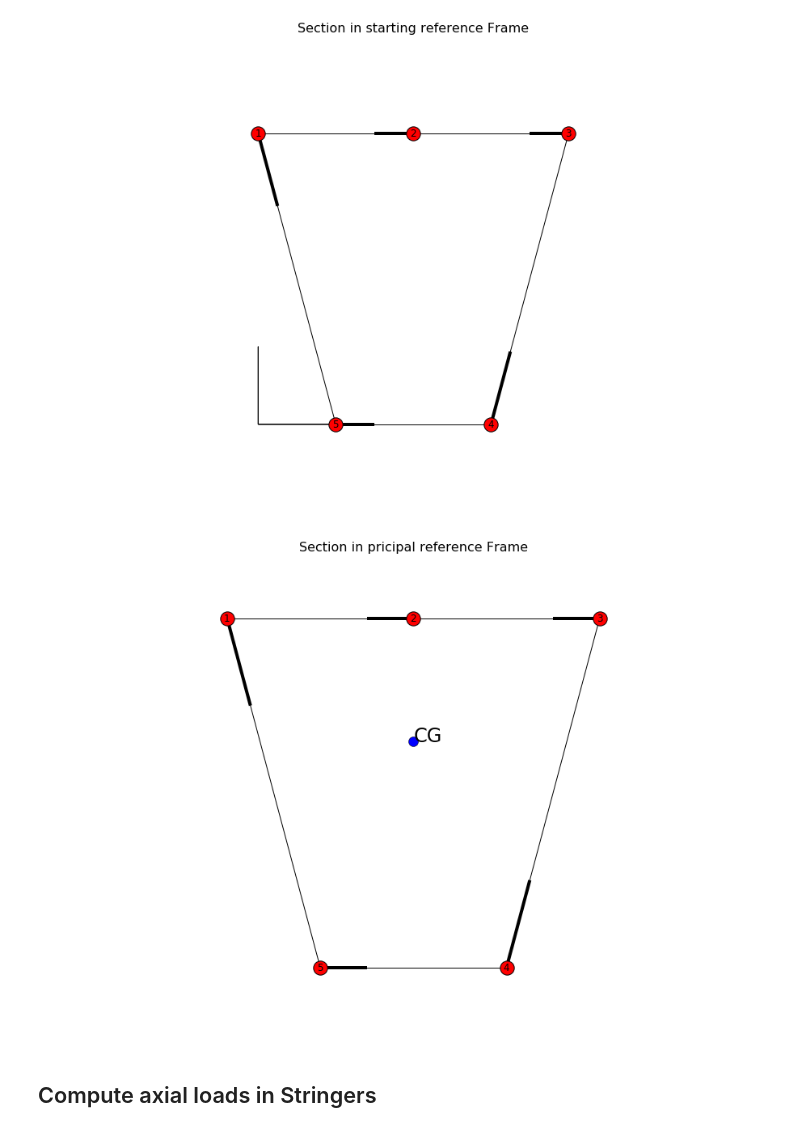
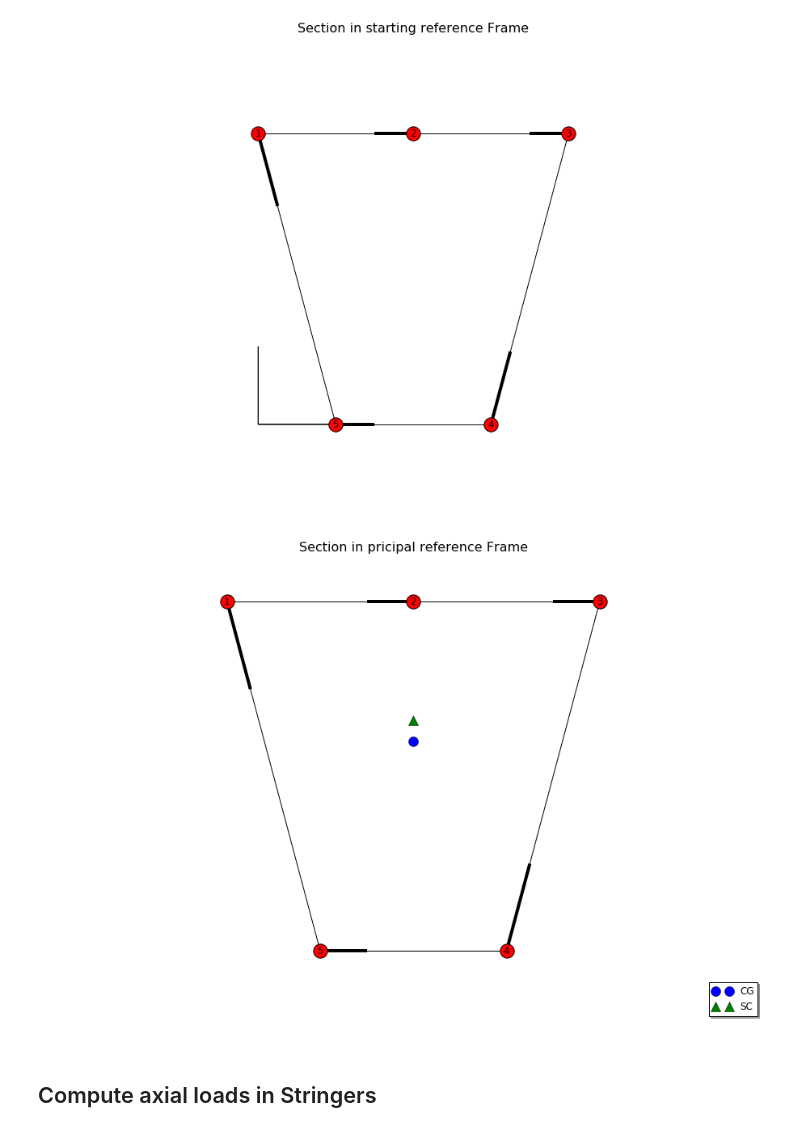
Before and after one commit to Ccaccia73/semimonocoque, a Jupyter notebook: SemiMonoCoque.ipynb, the cells around one changed output. Saved outputs shown, nothing was run; the diff lists cells and outputs as text; code cells hidden in the pictures.

```diff
--- a/SemiMonoCoque.ipynb
+++ b/SemiMonoCoque.ipynb
@@ -20,12 +20,12 @@ sympy.init_printing()
 # %% [markdown]
 Define sympy parameters
 # %%
-A, A0, t, t0, a, b, h, L = sympy.symbols('A A_0 t t_0 a b h L')
+A, A0, t, t0, a, b, h, L = sympy.symbols('A A_0 t t_0 a b h L', positive=True)
 # %% [markdown]
 define graph
 # %%
 stringers = {1:[(sympy.Integer(0),h),A],
-             2:[(a/2,h),A0],
+             2:[(a/2,h),A],
              3:[(a,h),A],
              4:[(a-b,sympy.Integer(0)),A],
              5:[(b,sympy.Integer(0)),A]}
@@ -64,14 +68,19 @@ plt.title("Section in starting reference Frame",fontsize=16);
 positions={ii: [float(S1.g.node[ii]['pos'][i].subs(datav)) for i in range(2)] for ii in S1.g.nodes() }
 #positions
 # %%
+x_ct, y_ct = S1.ct.subs(datav)
+
 plt.figure(figsize=(12,8),dpi=300)
 nx.draw(S1.g,with_labels=True, pos=positions)
-plt.plot([0],[0],'o',ms=12)
-plt.text(0,0, 'CG', fontsize=24)
+plt.plot([0],[0],'o',ms=12,label='CG')
+plt.plot([x_ct],[y_ct],'^',ms=12, label='SC')
+#plt.text(0,0, 'CG', fontsize=24)
+#plt.text(x_ct,y_ct, 'SC', fontsize=24)
+plt.legend(loc='lower right', shadow=True)
 plt.axis('equal')
 plt.title("Section in pricipal reference Frame",fontsize=16);
 # %% [output]
-[figure, old version]
+[figure, new version]
 # %% [markdown]
 ## Compute axial loads in Stringers
 # %% [markdown]
```
Also changed, not shown: parts of 7 cells of this notebook, 1 other file.
